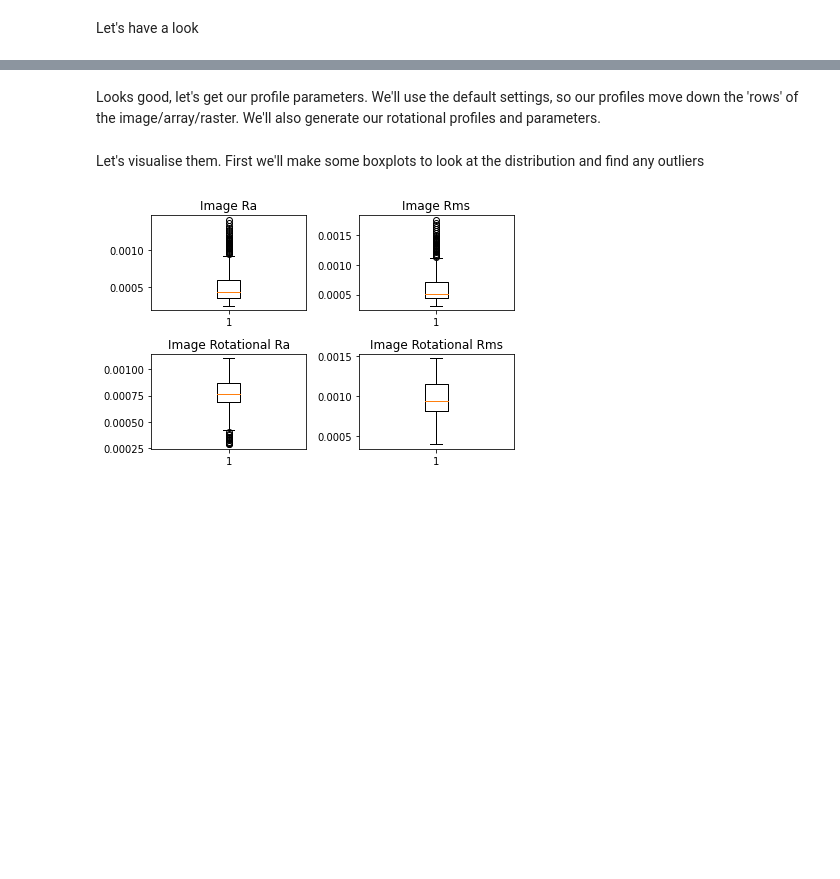
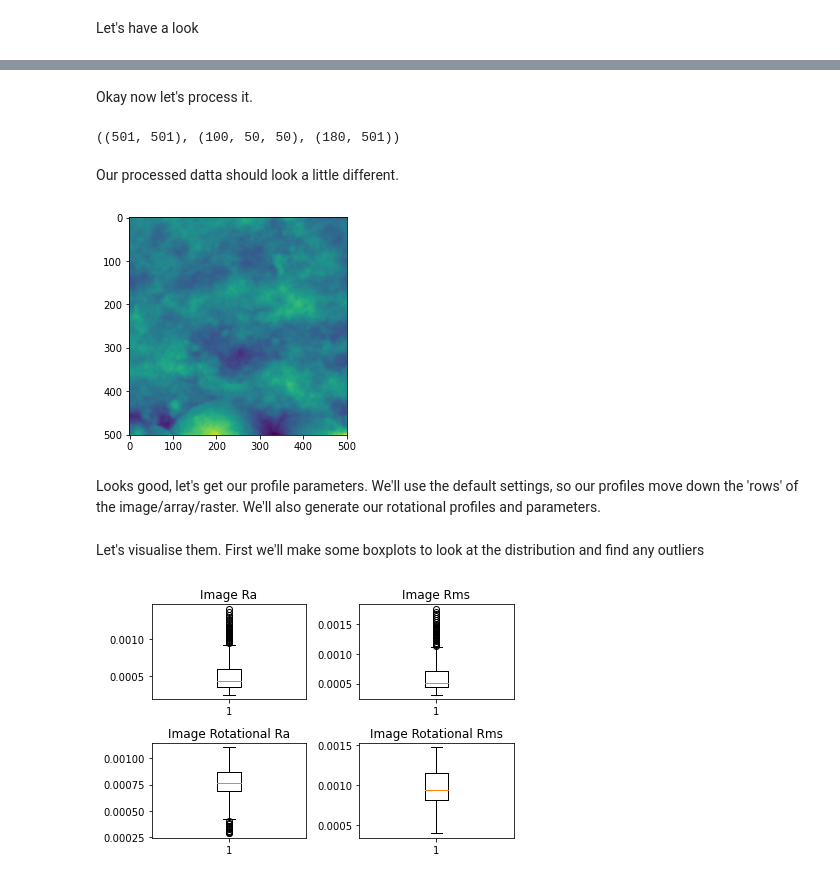
Before and after one commit to kpjmcg/rough, a Jupyter notebook: 03_examples.ipynb, the cells around one changed output, grey strips where cells are left out. Saved outputs shown, nothing was run; the diff lists cells and outputs as text; code cells hidden in the pictures; blank space fills up the shorter version.

```diff
--- a/03_examples.ipynb
+++ b/03_examples.ipynb
@@ -31,3 +41,22 @@ plt.show()
+# %% [markdown]
+Okay now let's process it.
+# %%
+levelled_image     = plane_level(image)
+remove_form_image  = remove_form(levelled_image)
+
+data     = smooth_image(form_removed_image)
+sections = gen_sections(data)
+profiles = gen_rot_prof(data)
+(data.shape,sections.shape,profiles.shape)
+# %% [output]
+((501, 501), (100, 50, 50), (180, 501))
+# %% [markdown]
+Our processed datta should look a little different.
+# %%
+plt.imshow(data)
+plt.show()
+# %% [output]
+[figure, added]
 # %% [markdown]
 Looks good, let's get our profile parameters. We'll use the default settings, so our profiles move down the 'rows' of the image/array/raster. We'll also generate our rotational profiles and parameters.
 # %%
```
Also changed, not shown: parts of 4 cells of this notebook, 2 other files.
